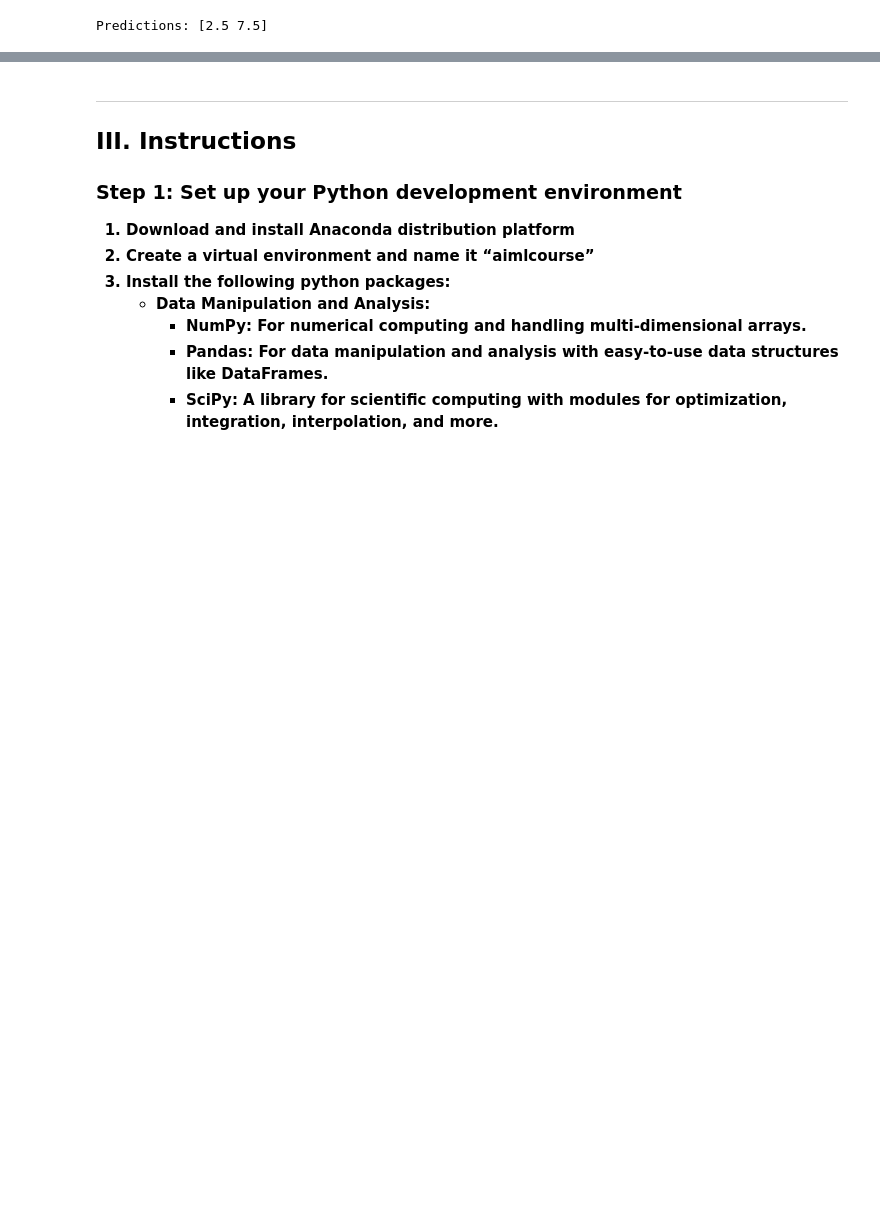
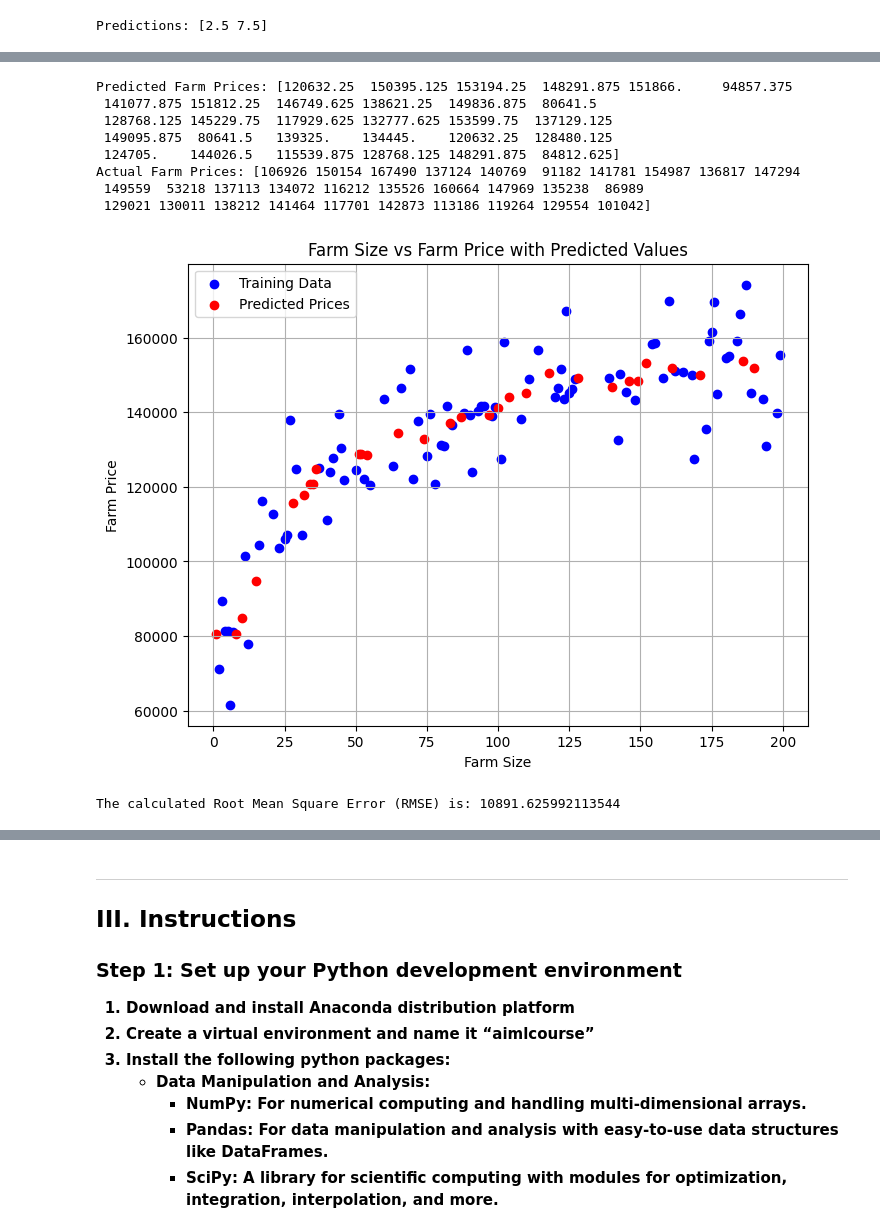
Before and after one commit to NolanMM/PROG74000-25W-Sec1-Applications-of-Artificial-Intelligence-and-Machine-Learning, a Jupyter notebook: Assignment_1/Assignment_1.ipynb, the cells around one changed output, grey strips where cells are left out. Drawn from its saved outputs; the diff is of its cells as text; code cells hidden in the pictures; blank space fills up the shorter version.

```diff
--- a/Assignment_1/Assignment_1.ipynb
+++ b/Assignment_1/Assignment_1.ipynb
@@ -151,0 +286,73 @@ Predictions: [2.5 7.5]
+# %%
+# MODEL RUN WITH k = 8 which provides the best RMSE
+
+
+import pandas as pd
+import matplotlib.pyplot as plt
+
+# Load the dataset
+FarmData = pd.read_csv("Dataset/training_dataset_lab-1.csv")
+
+# Separate the data into features (X) and target values (Y)
+FarmSizeData = FarmData["FarmSize"].values.reshape(-1, 1)  # Convert to numpy array and reshape for the model
+FarmPriceData = FarmData["FarmPrice"].values
+
+# Instantiate the KNNRegressor class
+knn_model = KNNRegressor(k=8)
+
+# Fit the model with the training data
+knn_model.fit(FarmSizeData, FarmPriceData)
+
+
+# Load the validation dataset
+ValidationData = pd.read_csv("Dataset/validation_dataset_lab-1.csv")
+
+# Separate the validation data into features (X) and target values (Y)
+ValidationFarmSize = ValidationData["FarmSize"].values.reshape(-1, 1)
+ActualFarmPrice = ValidationData["FarmPrice"].values
+
+# Predict FarmPrices using the trained model
+PredictedFarmPrice = knn_model.predict(ValidationFarmSize)
+
+# Compare predicted vs actual values
+print("Predicted Farm Prices:", PredictedFarmPrice)
+print("Actual Farm Prices:", ActualFarmPrice)
+
+# Create a scatter plot for the original training data (blue)
+plt.figure(figsize=(8, 6))
+plt.scatter(FarmSizeData, FarmPriceData, color='blue', label='Training Data')
+
+# Scatter plot for the predicted farm prices (red)
+plt.scatter(ValidationFarmSize, PredictedFarmPrice, color='red', label='Predicted Prices')
+
+# Adding labels and title
+plt.xlabel('Farm Size')
+plt.ylabel('Farm Price')
+plt.title('Farm Size vs Farm Price with Predicted Values')
+
+# Displaying the legend and the plot
+plt.legend()
+plt.grid(True)
+plt.show()
+
+
+
+# Calculate the mean squared error (MSE) by taking the mean of the squared differences
+meanSquaredError = ((PredictedFarmPrice - ActualFarmPrice) ** 2).mean()
+
+# Calculate the RMSE by taking the square root of the MSE
+rmse = np.sqrt(meanSquaredError)
+
+# Print the RMSE
+print("The calculated Root Mean Square Error (RMSE) is: " + str(rmse))
+# %% [output]
+Predicted Farm Prices: [120632.25  150395.125 153194.25  148291.875 151866.     94857.375
+ 141077.875 151812.25  146749.625 138621.25  149836.875  80641.5
+ 128768.125 145229.75  117929.625 132777.625 153599.75  137129.125
+ 149095.875  80641.5   139325.    134445.    120632.25  128480.125
+ 124705.    144026.5   115539.875 128768.125 148291.875  84812.625]
+Actual Farm Prices: [106926 150154 167490 137124 140769  91182 141781 154987 136817 147294
+ 149559  53218 137113 134072 116212 135526 160664 147969 135238  86989
+ 129021 130011 138212 141464 117701 142873 113186 119264 129554 101042]
+[figure, added]
+The calculated Root Mean Square Error (RMSE) is: 10891.625992113544
```
Also changed, not shown: parts of 8 cells of this notebook.
